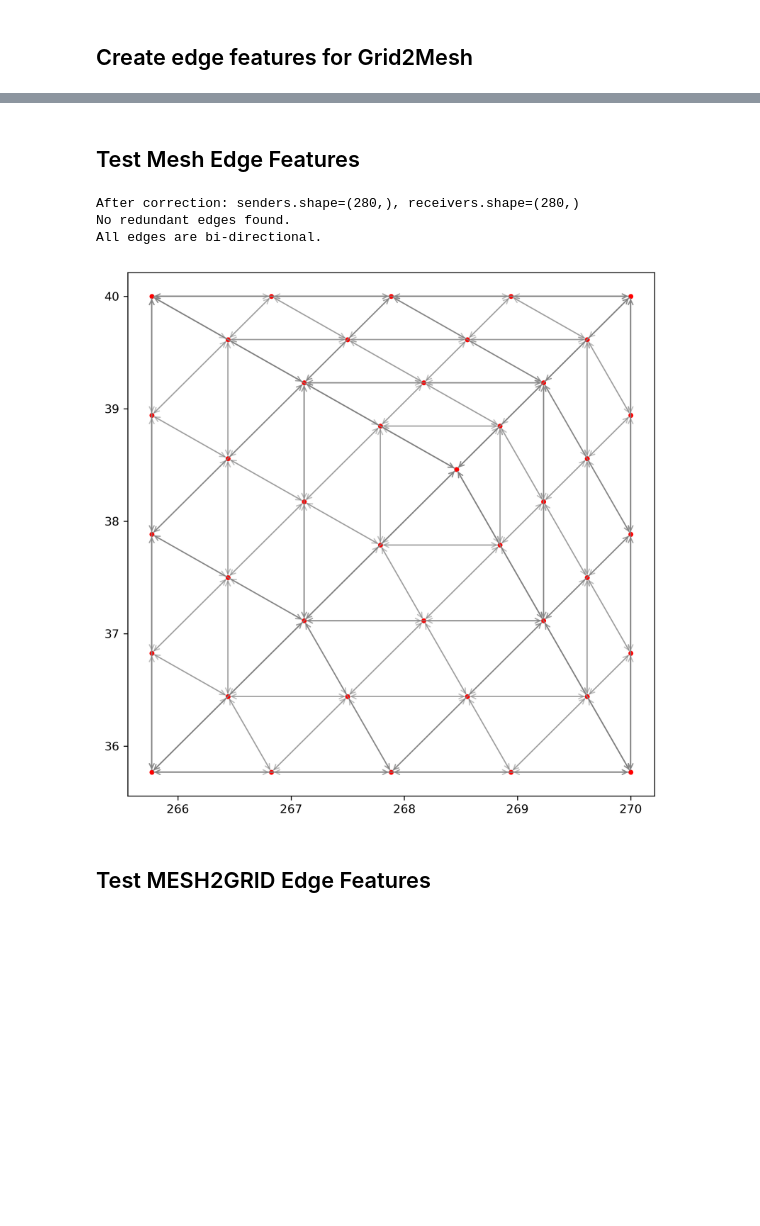
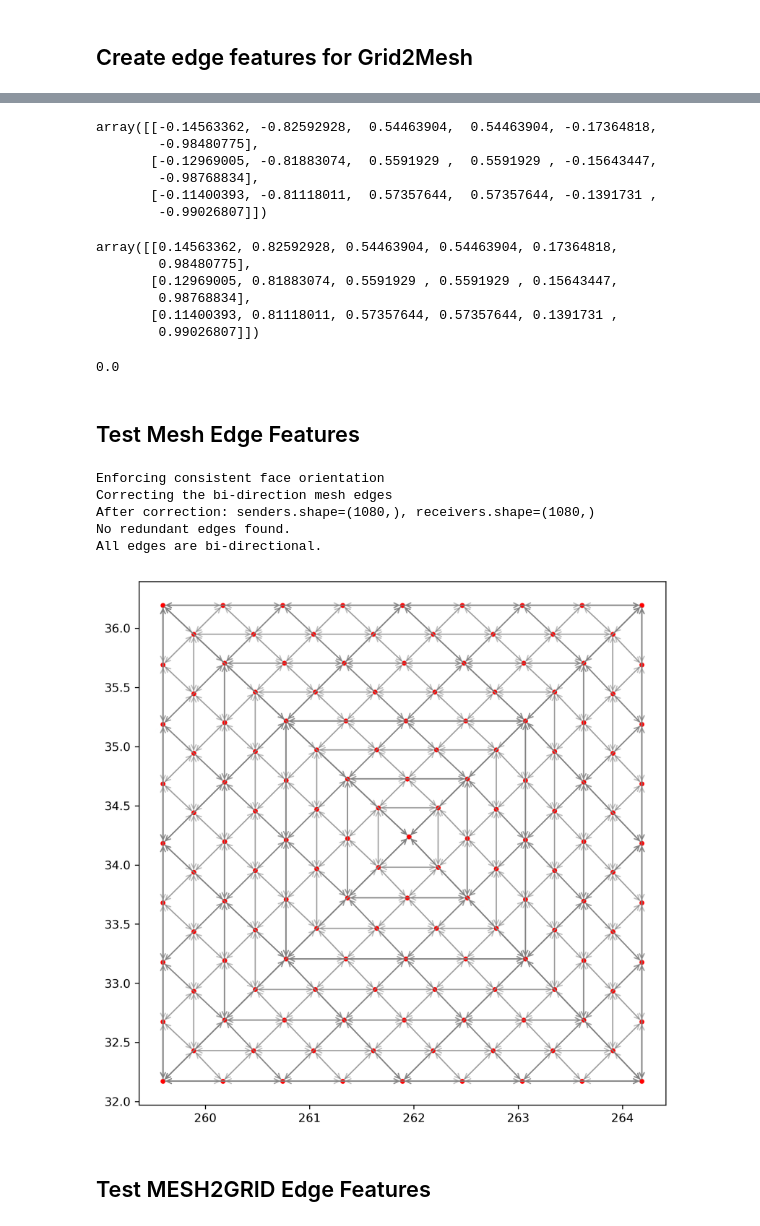
Before and after one commit to NOAA-National-Severe-Storms-Laboratory/frdd-wofs-cast, a Jupyter notebook: workflow/mesh_configuration/test-square-mesh.ipynb, the cells around one changed output, grey strips where cells are left out. Saved outputs shown, nothing was run; the diff lists cells and outputs as text; code cells hidden in the pictures; blank space fills up the shorter version.

```diff
--- a/workflow/mesh_configuration/test-square-mesh.ipynb
+++ b/workflow/mesh_configuration/test-square-mesh.ipynb
@@ -43,7 +69,7 @@ N=150
 
 meshes = (
         square_mesh.get_hierarchy_of_triangular_meshes(
-            splits=mesh_size, domain_size=N, tiling=None))
+            splits=mesh_size, domain_size=N, tiling=None, legacy_mesh=legacy_mesh))
 
 merged_meshes = square_mesh.merge_meshes(meshes)
 
@@ -55,7 +81,7 @@ dataset.close()
 
 mesh_nodes_lon, mesh_nodes_lat = square_mesh.get_mesh_coords(finest_mesh, grid_lat, grid_lon)
 
-max_dist, mean_dist = _get_max_and_mean_edge_distance(finest_mesh)
+max_dist, mean_dist = _get_max_and_mean_edge_distance(finest_mesh, legacy_mesh)
 
 print(f'Max distance on Finest Mesh: {max_dist*3:.1f}km')
 print(f'Mean distance on Finest Mesh: {mean_dist*3:.1f}km')
@@ -130,15 +156,17 @@ Expected number of connections based on radius 3.0: 1061
 # %% [markdown]
 ## Create edge features for Grid2Mesh
 # %%
-def test_edge_features_grid2mesh():
-    grid_size = 25
-    mesh_size = 3
-    query_radius = 2.0
+def test_edge_features_grid2mesh(grid_lon, grid_lat, legacy_mesh=False):
+    grid_size = 150
+    mesh_size = 5
+    query_radius = 5.0
     meshes = (
         square_mesh.get_hierarchy_of_triangular_meshes(
-            splits=mesh_size, domain_size=grid_size, tiling=None))
+            splits=mesh_size, domain_size=grid_size, tiling=None, legacy_mesh=legacy_mesh))
 
     finest_mesh = meshes[-1]
+
+    mesh_nodes_lon, mesh_nodes_lat = square_mesh.get_mesh_coords(finest_mesh, grid_lat, grid_lon)
 
     # Radius is interpreted in the 3 km grid spacing distance.
     # These are the indices of the grid and mesh positions that are connected.
@@ -180,7 +208,15 @@ def test_edge_features_grid2mesh():
          **spatial_features_kwargs,
      )
 
+    print(f'{edge_features.shape=}')
+
+
     return edge_features
 
-edge_features = test_edge_features_grid2mesh()
+legacy_mesh = True
+#legacy_mesh = False
+
+# No sensitivity to the MESH edges or connections, so insensitive to legacy_mesh
+
+edge_features = test_edge_features_grid2mesh(grid_lon, grid_lat, legacy_mesh)
 # %% [output]
@@ -188,3 +340,26 @@ senders.shape=(1756,), receivers.shape=(1756,)
+# %%
+sender_features_360
+# %% [output]
+array([[-0.14563362, -0.82592928,  0.54463904,  0.54463904, -0.17364818,
+        -0.98480775],
+       [-0.12969005, -0.81883074,  0.5591929 ,  0.5591929 , -0.15643447,
+        -0.98768834],
+       [-0.11400393, -0.81118011,  0.57357644,  0.57357644, -0.1391731 ,
+        -0.99026807]])
+# %%
+sender_features_180
+# %% [output]
+array([[0.14563362, 0.82592928, 0.54463904, 0.54463904, 0.17364818,
+        0.98480775],
+       [0.12969005, 0.81883074, 0.5591929 , 0.5591929 , 0.15643447,
+        0.98768834],
+       [0.11400393, 0.81118011, 0.57357644, 0.57357644, 0.1391731 ,
+        0.99026807]])
+# %%
+diff = np.round(edge_features_180,8) - np.round(edge_features_360,8)
+print(diff.max())
+# %% [output]
+0.0
 # %% [markdown]
 ## Test Mesh Edge Features
 # %%
@@ -207,7 +382,7 @@ def check_redundant_edges(senders, receivers):
 
 
 
-def test_mesh_grid():
+def test_mesh_grid(grid_lat, grid_lon, legacy_mesh):
     spatial_features_kwargs = dict(
         add_node_positions=False,
         add_node_latitude=False,
@@ -217,21 +392,18 @@ def test_mesh_grid():
         relative_latitude_local_coordinates=True,
     )
 
-    grid_size = 15
-    mesh_size = 2
-
-    grid_lat = np.linspace(35, 40, grid_size)
-    grid_lon = np.linspace(265, 270, grid_size, endpoint=True)
+    grid_size = 150
+    mesh_size = 3
 
     meshes = (
         square_mesh.get_hierarchy_of_triangular_meshes(
-            splits=mesh_size, domain_size=grid_size, tiling=None))
+            splits=mesh_size, domain_size=grid_size, tiling=None, legacy_mesh=legacy_mesh))
 
     finest_mesh = meshes[-1]
     merged_mesh = square_mesh.merge_meshes(meshes)
 
     # Work simply on the mesh edges.
-    senders, receivers = square_mesh.faces_to_edges(merged_mesh.faces)
+    senders, receivers = square_mesh.faces_to_edges(merged_mesh.faces, legacy_mesh)
 
     print(f'After correction: {senders.shape=}, {receivers.shape=}')
     check_redundant_edges(senders, receivers)
@@ -252,36 +424,41 @@ def test_mesh_grid():
     edge_pairs = set(zip(senders, receivers))
 
     # Check if all edges are bi-directional
     bi_directional = True
     for sender, receiver in zip(senders, receivers):
         if (receiver, sender) not in edge_pairs:
             bi_directional = False
             print(f"Missing reverse edge for ({sender}, {receiver})")
 
     if bi_directional:
         print("All edges are bi-directional.")
     else:
         print("Some edges are not bi-directional.")
 
     # Create the plot
     fig, ax = plt.subplots(dpi=300, figsize=(8, 8))
 
     # Plot the grid and mesh nodes
     ax.scatter(mesh_nodes_lon, mesh_nodes_lat, color='red', label='Mesh Nodes', s=10)
 
     # Plot the connections between senders and receivers with arrows
     for sender, receiver in zip(senders, receivers):
         ax.annotate("",
                 xy=(mesh_nodes_lon[receiver], mesh_nodes_lat[receiver]),
                 xytext=(mesh_nodes_lon[sender], mesh_nodes_lat[sender]),
                 arrowprops=dict(arrowstyle="->", color='gray', alpha=0.5))
 
-test_mesh_grid()
+#legacy_mesh = True
+legacy_mesh = False
+
+test_mesh_grid(grid_lat, grid_lon, legacy_mesh)
 # %% [output]
-After correction: senders.shape=(280,), receivers.shape=(280,)
+Enforcing consistent face orientation
+Correcting the bi-direction mesh edges
+After correction: senders.shape=(1080,), receivers.shape=(1080,)
 No redundant edges found.
 All edges are bi-directional.
-[figure, old version]
+[figure, new version]
 # %% [markdown]
 ## Test MESH2GRID Edge Features
 # %%
```
Also changed, not shown: parts of 13 cells of this notebook, 26 other files.
